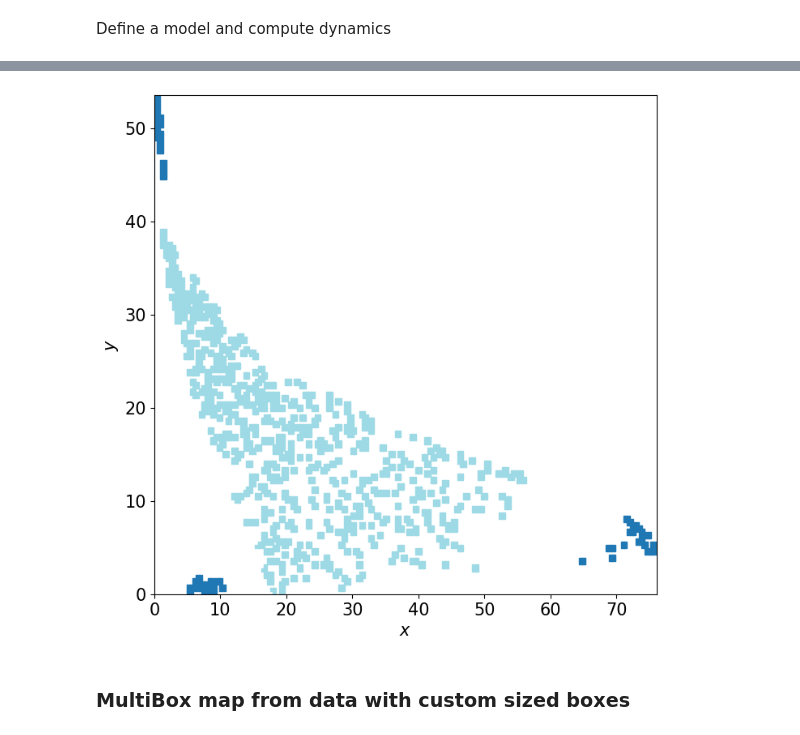
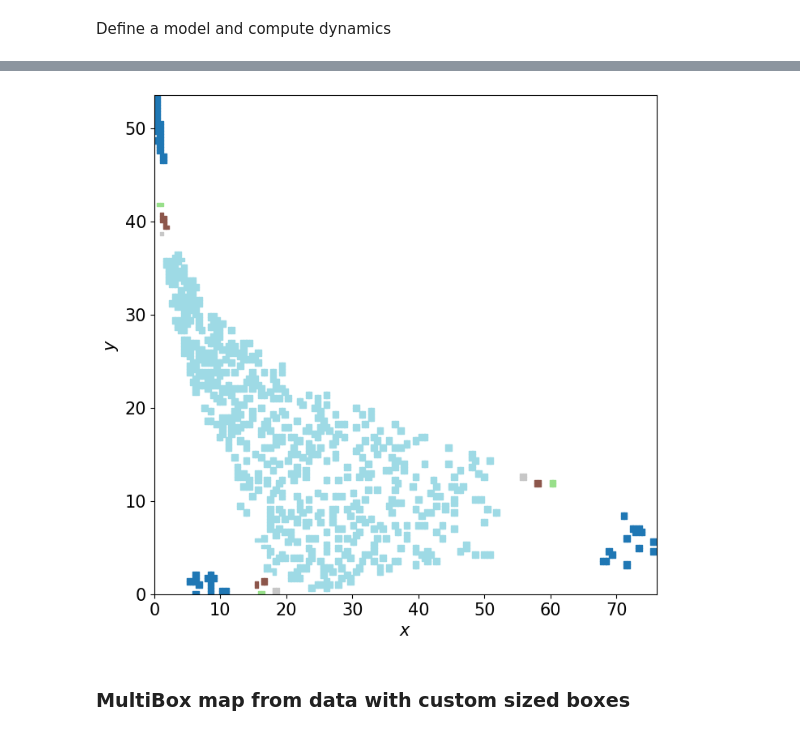
Before and after one commit to marciogameiro/CMGDB_utils, a Jupyter notebook: examples/Examples.ipynb, the cells around one changed output, grey strips where cells are left out. Saved outputs shown, nothing was run; the diff lists cells and outputs as text; code cells hidden in the pictures.

```diff
--- a/examples/Examples.ipynb
+++ b/examples/Examples.ipynb
@@ -136,5 +173,6 @@ grid_size = [200, 200]
 model = CMGDB_utils.Model(lower_bounds, upper_bounds, grid_size, F, map_type='MultiBoxMap', padding=False)
 # %%
 %%time
-morse_graph, morse_decomp, vertex_mapping, cubical_complex = CMGDB_utils.ComputeMorseGraph(model)
+morse_graph, cubical_complex = CMGDB_utils.ComputeConleyMorseGraph(model, acyclic_check=False)
+# morse_graph, cubical_complex = CMGDB_utils.ComputeMorseGraph(model)
 # %% [output]
@@ -145,9 +183,9 @@ CMGDB_utils.PlotMorseGraph(morse_graph)
 # %% [output]
 [drawing not drawn]
 # %%
-CMGDB_utils.PlotMorseSets(morse_graph, morse_decomp, vertex_mapping, cubical_complex)
+CMGDB_utils.PlotMorseSets(morse_graph, cubical_complex)
 # %% [output]
-[figure, old version]
+[figure, new version]
 # %% [markdown]
 ### MultiBox map from data with custom sized boxes
 # %% [markdown]
```
Also changed, not shown: parts of 28 cells of this notebook, 4 other files.
